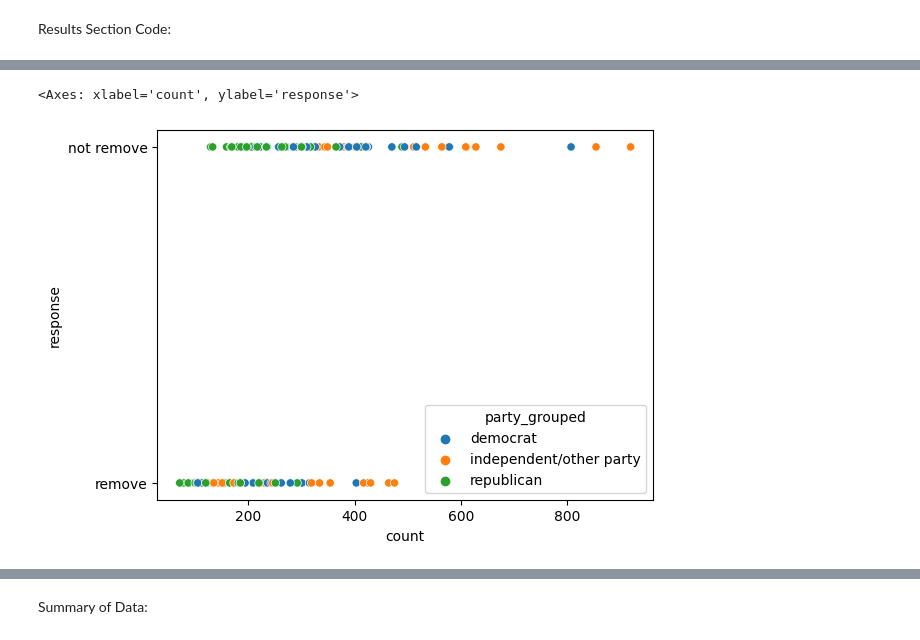
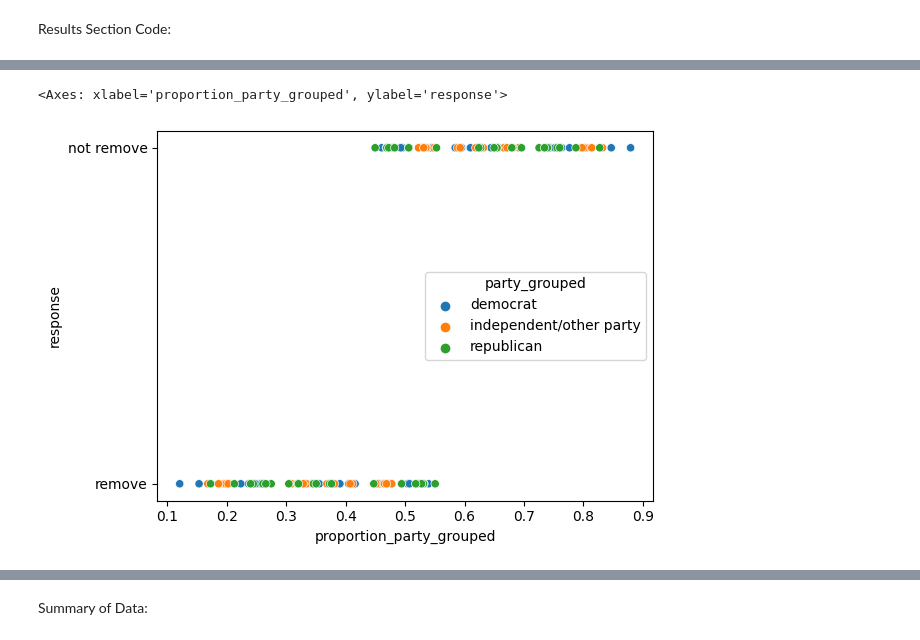
Before and after one commit to manaswinit26/group19, a Jupyter notebook: lab1 (1).ipynb, the cells around one changed output, grey strips where cells are left out. Saved outputs shown, nothing was run; the diff lists cells and outputs as text; code cells hidden in the pictures.

```diff
--- a/lab1 (1).ipynb
+++ b/lab1 (1).ipynb
@@ -260,5 +262,5 @@ plt.show()
 # %%
-sns.scatterplot(data=df, x='count', y='response',hue='party_grouped')
+sns.scatterplot(data=proportions_by_party_response, x='proportion_party_grouped', y='response',hue='party_grouped')
 # %% [output]
-<Axes: xlabel='count', ylabel='response'>
+<Axes: xlabel='proportion_party_grouped', ylabel='response'>
-[figure, old version]
+[figure, new version]
```
Also changed, not shown: parts of 19 cells of this notebook.
